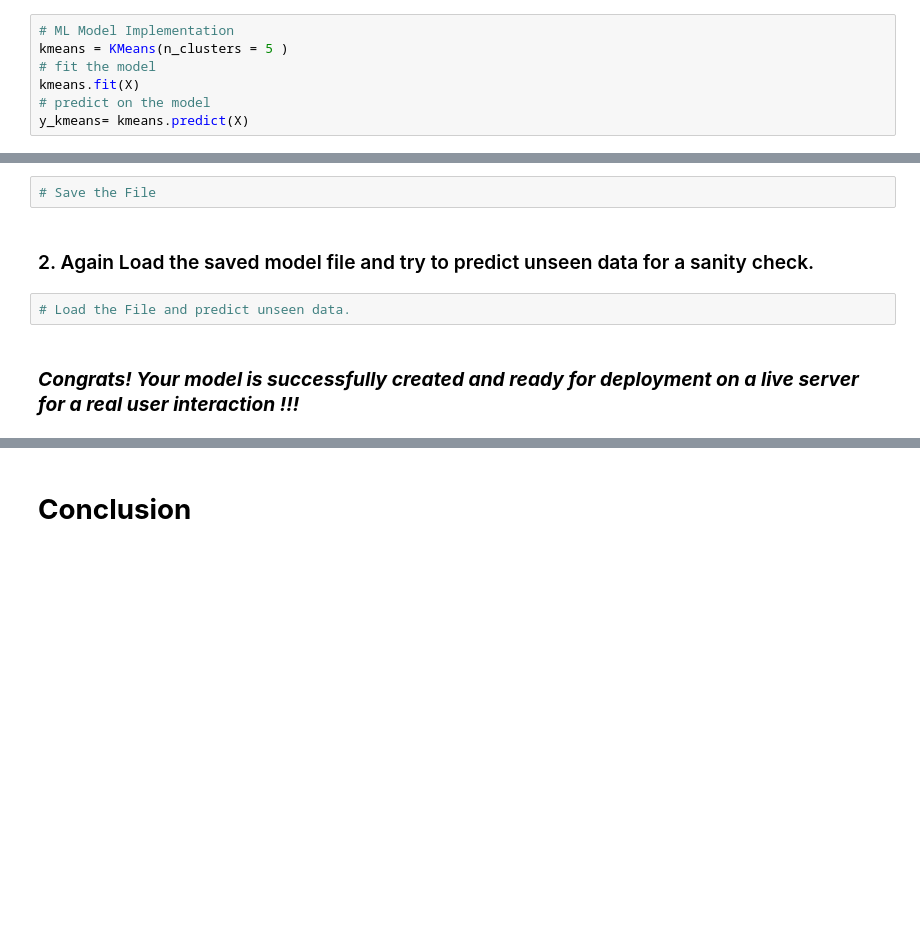
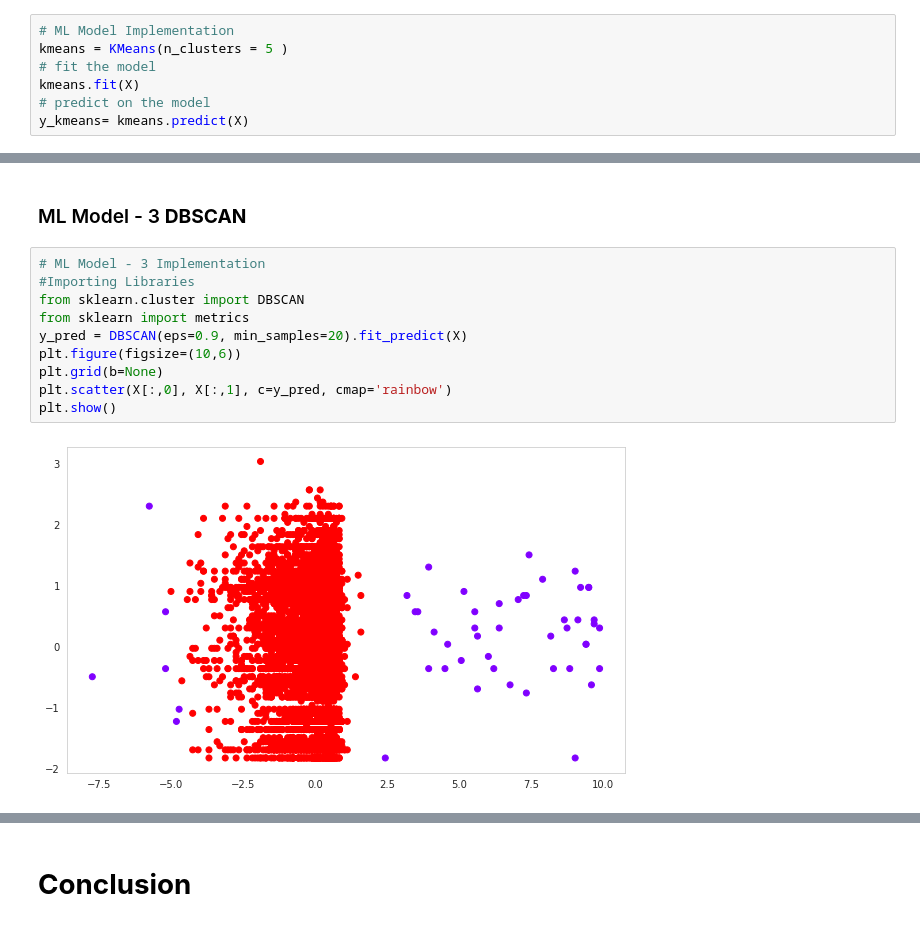
Before and after one commit to Kaushaljha488/NETFLIX_MOVIES_AND_TV_SHOWS_CLUSTERING, a Jupyter notebook: Kaushal_NETFLIX_MOVIES_AND_TV_SHOWS_CLUSTERING.ipynb, the cells around one changed output, grey strips where cells are left out. Saved outputs shown, nothing was run; the diff lists cells and outputs as text; blank space fills up the shorter version.

Commit message:
DBSCAN, Dendogram, Agglomerative Clustering, Recommendation system.

```diff
--- a/Kaushal_NETFLIX_MOVIES_AND_TV_SHOWS_CLUSTERING.ipynb
+++ b/Kaushal_NETFLIX_MOVIES_AND_TV_SHOWS_CLUSTERING.ipynb
@@ -1344,8 +1297,14 @@ Answer Here.
-# %%
-# Save the File
-# %% [markdown]
-### 2. Again Load the saved model file and try to predict unseen data for a sanity check.
-# %%
-# Load the File and predict unseen data.
-# %% [markdown]
-### ***Congrats! Your model is successfully created and ready for deployment on a live server for a real user interaction !!!***
+# %% [markdown]
+### ML Model - 3 **DBSCAN**
+# %%
+# ML Model - 3 Implementation
+#Importing Libraries
+from sklearn.cluster import DBSCAN
+from sklearn import metrics
+y_pred = DBSCAN(eps=0.9, min_samples=20).fit_predict(X)
+plt.figure(figsize=(10,6))
+plt.grid(b=None)
+plt.scatter(X[:,0], X[:,1], c=y_pred, cmap='rainbow')
+plt.show()
+# %% [output]
+[figure, added]
```
Also changed, not shown: parts of 45 cells of this notebook.
